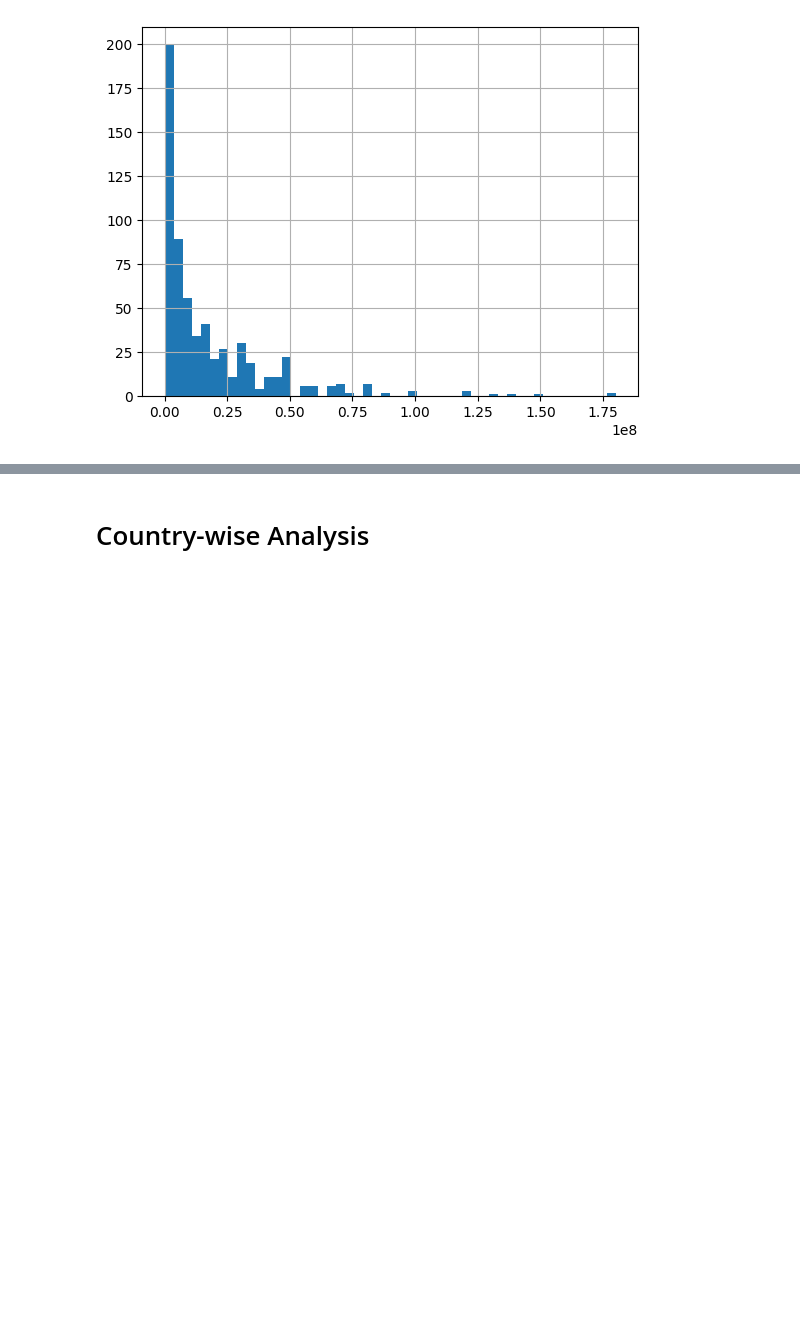
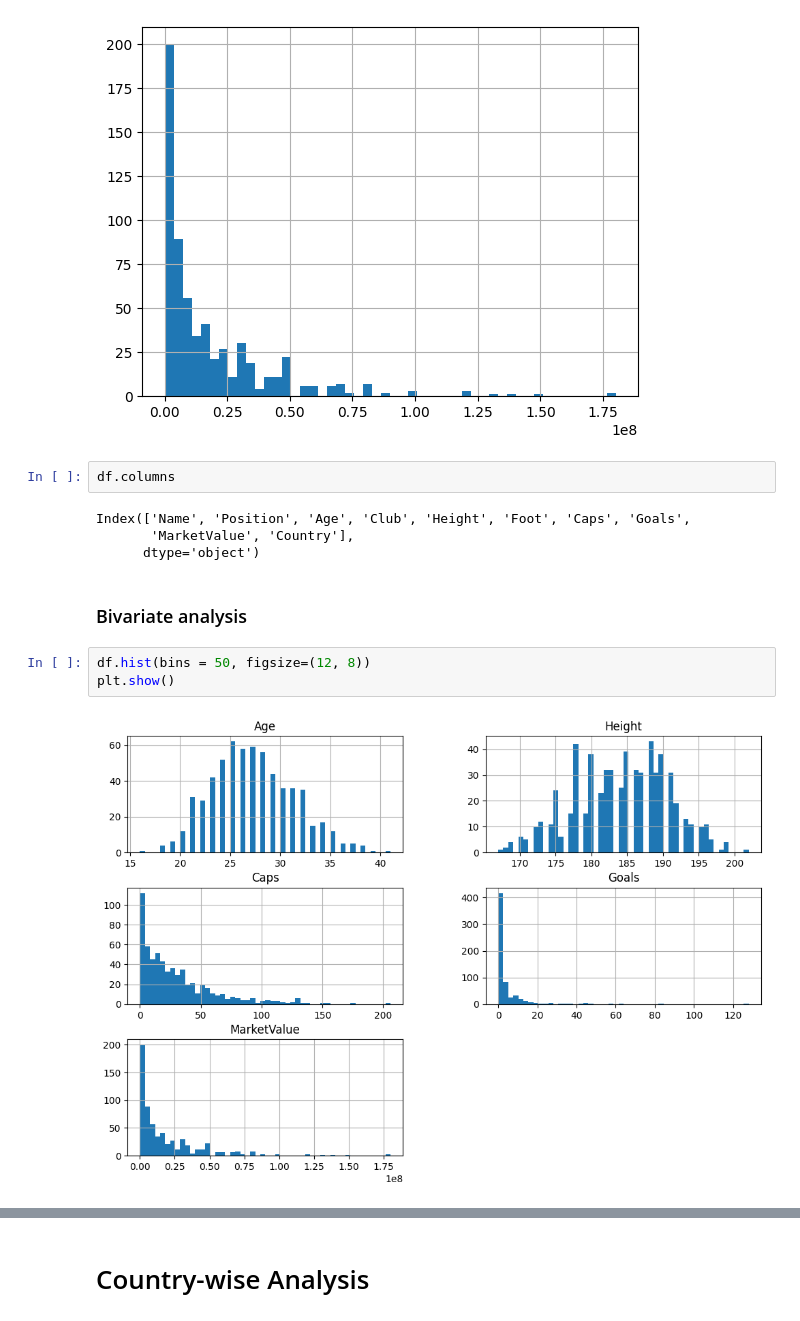
Before and after one commit to imran4070ti/euro_2024, a Jupyter notebook: euro2024.ipynb, the cells around one changed output, grey strips where cells are left out. Cells and saved outputs as stored; diff of their text form; blank space fills up the shorter version.

Commit message:
start bivariate analysis

```diff
--- a/euro2024.ipynb
+++ b/euro2024.ipynb
@@ -172,3 +175,16 @@ df['MarketValue'].hist(bins = 50)
 plt.show()
 # %% [output]
 [figure]
+# %%
+df.columns
+# %% [output]
+Index(['Name', 'Position', 'Age', 'Club', 'Height', 'Foot', 'Caps', 'Goals',
+       'MarketValue', 'Country'],
+      dtype='object')
+# %% [markdown]
+### Bivariate analysis
+# %%
+df.hist(bins = 50, figsize=(12, 8))
+plt.show()
+# %% [output]
+[figure, added]
```
Also changed, not shown: parts of 19 cells of this notebook.
